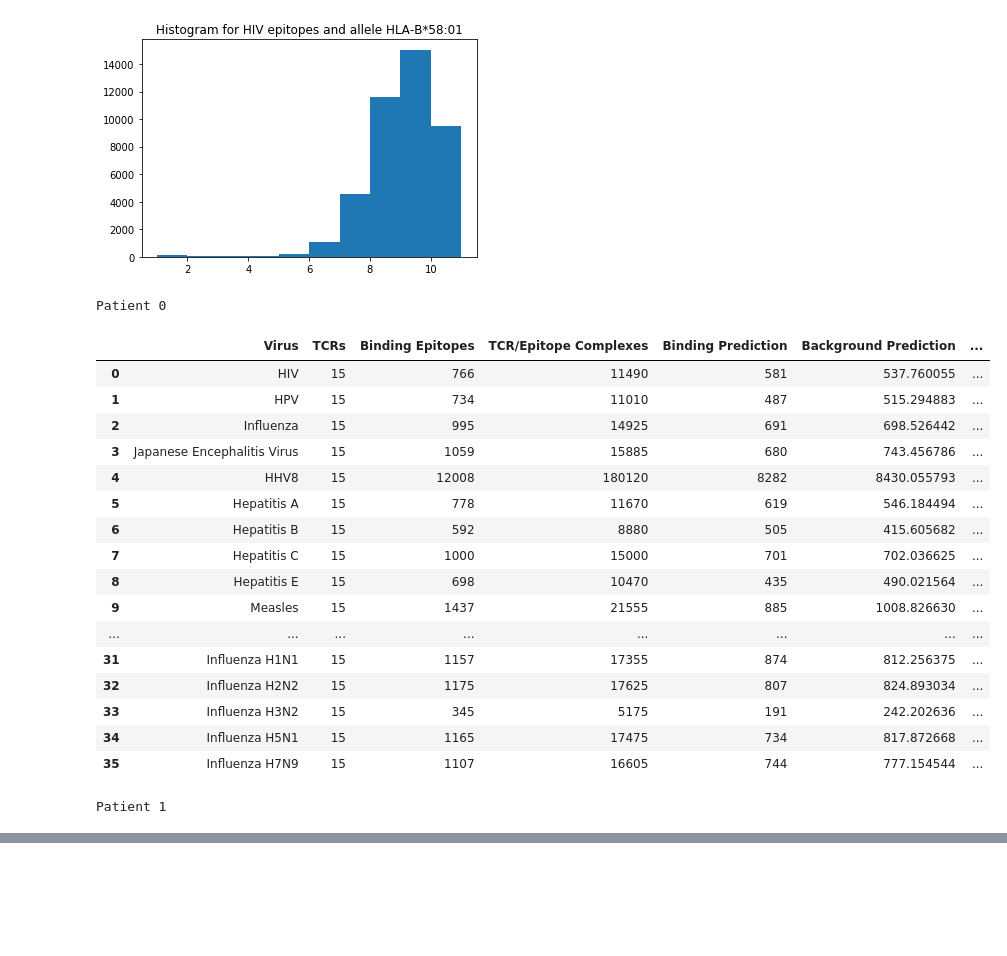
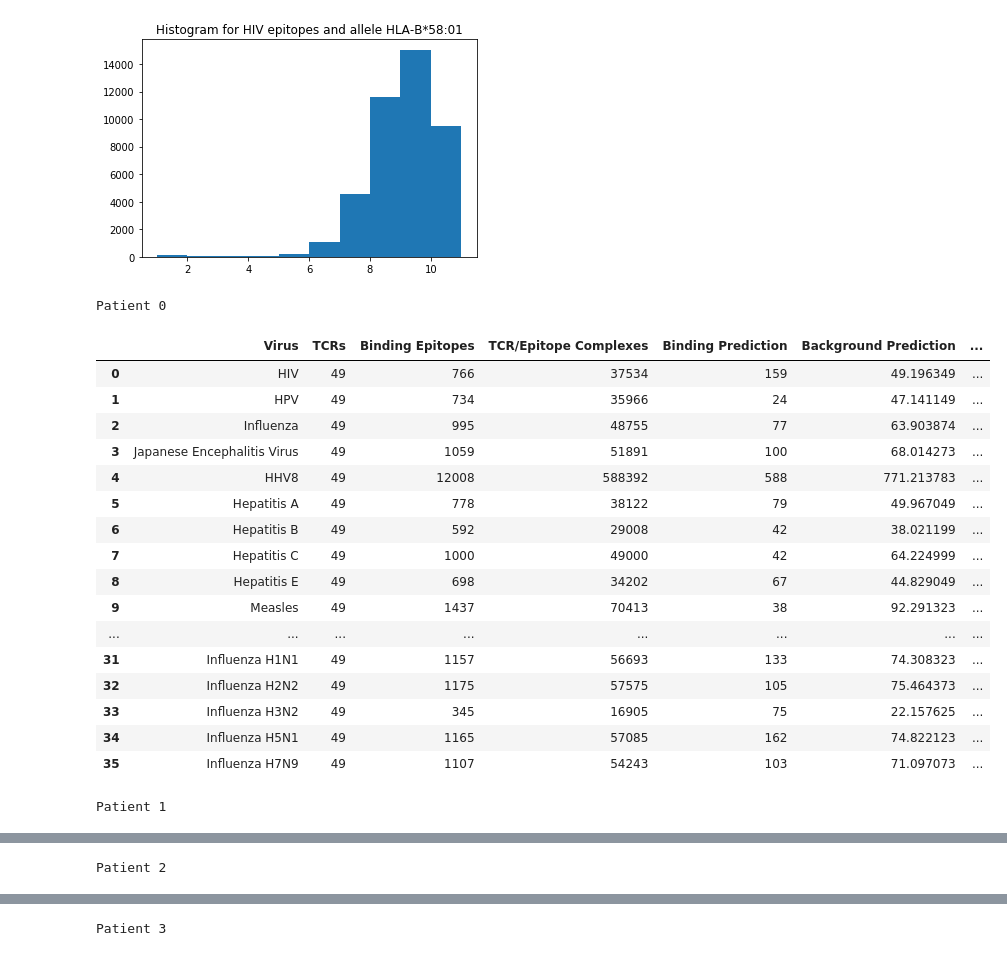
Before and after one commit to alexanderwhatley/TCR-Pathogen-Identification, a Jupyter notebook: benchmark_methods.ipynb, the cells around one changed output, grey strips where cells are left out. Saved outputs shown, nothing was run; the diff lists cells and outputs as text; code cells hidden in the pictures; blank space fills up the shorter version.

```diff
--- a/benchmark_methods.ipynb
+++ b/benchmark_methods.ipynb
@@ -502,0 +649,18 @@ Best threshold for target precision 0.7070707070707072
+# %%
+# train random forest model on augmented VDJDB/TetraSeq data
+clf_combined_augmented = RandomForestClassifier(n_estimators=100)
+combined_train = np.concatenate((augmented_vdjdb_train_data, tetraseq_train_data))
+combined_train_labels = np.concatenate((augmented_vdjdb_train_labels, tetraseq_train_labels))
+combined_test = np.concatenate((vdjdb_test_data, tetraseq_test_data))
+combined_test_labels = np.concatenate((vdjdb_test_labels, tetraseq_test_labels))
+clf_combined_augmented.fit(combined_train, combined_train_labels)
+preds_combined_augmented_rf = clf_combined_augmented.predict_proba(combined_test)[:, 1]
+print('Accuracy', accuracy_score(combined_test_labels, clf_combined_augmented.predict(combined_test)))
+print('Accuracy on VDJDB test set', accuracy_score(vdjdb_test_labels, clf_combined_augmented.predict(vdjdb_test_data)))
+vdjdb_preds = clf_combined_augmented.predict(vdjdb_test_data)
+tetraseq_preds = clf_combined_augmented.predict(tetraseq_test_data)
+print('Balance of predictions for VDJDB test set: {}/{}'.format(sum(vdjdb_preds == 0), sum(vdjdb_preds == 1)))
+print('Balance of predictions for TetraSeq test set: {}/{}'.format(sum(tetraseq_preds == 0), sum(tetraseq_preds == 1)))
+print('Accuracy on TetraSeq test set', accuracy_score(tetraseq_test_labels, clf_combined_augmented.predict(tetraseq_test_data)))
+print('AUC score', roc_auc_score(combined_test_labels, preds_combined_augmented_rf))
+evaluate_precision_recall(preds_combined_augmented_rf, combined_test_labels)
@@ -790,14 +1001,19 @@ Influenza H7N9 4784
 Processing peptides...
 # %%
 # generate binding scores for all epitopes that can be generated in this dataset
-HCV_tcr_data = pd.read_excel('HCV Data Combined.xlsx')
+#HCV_tcr_data = vdjdb_data[vdjdb_data['Reference'] == 'PMID:28146579']
+HCV_tcr_data = vdjdb_data[vdjdb_data['Reference'] == 'PMID:27252176']
+HCV_tcr_data['Patient'] = HCV_tcr_data['Meta'].apply(lambda x: json.loads(x)['subject.id'])
+
+#HCV_tcr_data = pd.read_excel('HCV Data Combined.xlsx')
 HCV_tcr_data_groupby = HCV_tcr_data.groupby('Patient')
 patient_tcr = []
 alleles_by_patient = []
 mhc_alleles = set()
 for _, group in HCV_tcr_data_groupby:
   patient_tcr.append(group['CDR3'].tolist())
-  patient_alleles = group['HLA Class I'].values[0].split(', ')
+  #patient_alleles = group['HLA Class I'].values[0].split(', ')
+  patient_alleles = group['MHC A'].tolist()
   alleles_by_patient.append(patient_alleles)
   mhc_alleles.update(patient_alleles)
 mhc_alleles = list(mhc_alleles)
@@ -859,8 +1079,8 @@ human_peptide_affinities = pickle.load(open('/content/gdrive/My Drive/TCR Epitop
 def encode_data(tcr, epitope):
   epitope = epitope.replace('X', 'A')
   tcr = tcr.replace('*', 'A')
-  cdr_encoded = encoder.encode_blosum([tcr], max_peptide_length=20)[0]
-  epitope_encoded = encoder.encode_blosum([epitope], max_peptide_length=11)[0]
+  cdr_encoded = encoder.encode_onehot([tcr], max_peptide_length=20)[0]
+  epitope_encoded = encoder.encode_onehot([epitope], max_peptide_length=11)[0]
   combined_encoded = np.concatenate((cdr_encoded, epitope_encoded))
   combined_encoded = combined_encoded.ravel()
   return combined_encoded
@@ -905,6 +1125,7 @@ def get_epitopes_from_combined(tcrs, patient_alleles, cutoff):
 def generate_metric_tables_2(patient_tcr, pred_func, func_args, binding_cutoff, log_weighted=False, percentile_cutoff=2):
   # create statistics tables for TCRs/epitopes
   binding_by_patient_virus = defaultdict(dict)
+  binding_data_by_patient = [] # save the TCR/Epitope pairs for each patient that are predicted to bind
   for i in range(len(patient_tcr)):
     tcrs = patient_tcr[i]
     patient_alleles = alleles_by_patient[i]
@@ -919,6 +1140,7 @@ def generate_metric_tables_2(patient_tcr, pred_func, func_args, binding_cutoff,
     binding_scores_by_virus = {}
     total, total_positives = 0, 0
     cutoffs = []
+    binding_data_by_virus = []
     for virus in virus_types:
       virus_patient_binding_epitopes = virus_binding_peptides[virus]
       encoded_data = []
@@ -931,6 +1153,9 @@ def generate_metric_tables_2(patient_tcr, pred_func, func_args, binding_cutoff,
       # get epitopes that bind to some TCR
       bind_ind, = np.where(bind_pred > binding_cutoff)
       binding_data = encoded_data_orig[bind_ind]
+      for tcr, epitope in binding_data:
+        binding_data_by_virus.append({'TCR': tcr, 'Epitope': epitope, 'Virus': virus, 'TCR In Training Set': (tcr in vdjdb_cdr3_set),
+                                      'Epitope in Training Set': (epitope in vdjdb_peptides_set), 'Pair In Training Set': ((tcr, epitope) in vdjdb_cdr3_peptide)})
       epitopes = list(set(binding_data[:, 1]))
       binding_by_patient_virus[i][virus] = epitopes
       predicted_to_bind_by_virus[virus] = len(bind_pred[bind_pred > binding_cutoff])
@@ -942,34 +1167,37 @@ def generate_metric_tables_2(patient_tcr, pred_func, func_args, binding_cutoff,
         total += len(tcrs) * len(virus_binding_peptides[virus])
         total_positives += (bind_pred > binding_cutoff).sum()
 
+    binding_data_by_patient.append(pd.DataFrame(binding_data_by_virus))
     background_rate = total_positives / total
     data = make_dataframe(tcrs, virus_binding_peptides, predicted_to_bind_by_virus, cutoffs, background_rate)
     print('Patient', i)
     display(data)
+
+  return binding_data_by_patient
 # %%
 generate_metric_tables_2(patient_tcr, ensemble_proba, (clf_vdjdb, predictor_vdjdb), 0.687, percentile_cutoff=1)
 # %%
 generate_metric_tables_2(patient_tcr, ensemble_proba, (clf_vdjdb, predictor_vdjdb), 0.707, percentile_cutoff=0.5)
 # %%
-generate_metric_tables_2(patient_tcr, rf_proba, (clf_combined,), 0.707, percentile_cutoff=1)
+binding_data_by_patient = generate_metric_tables_2(patient_tcr, rf_proba, (clf_combined,), 0.707, percentile_cutoff=1)
 # %% [output]
 Patient 0
 |  | Virus | TCRs | Binding Epitopes | TCR/Epitope Complexes | Binding Prediction | Background Prediction | ... |
-| 0 | HIV | 15 | 766 | 11490 | 581 | 537.760055 | ... |
-| 1 | HPV | 15 | 734 | 11010 | 487 | 515.294883 | ... |
-| 2 | Influenza | 15 | 995 | 14925 | 691 | 698.526442 | ... |
-| 3 | Japanese Encephalitis Virus | 15 | 1059 | 15885 | 680 | 743.456786 | ... |
-| 4 | HHV8 | 15 | 12008 | 180120 | 8282 | 8430.055793 | ... |
-| 5 | Hepatitis A | 15 | 778 | 11670 | 619 | 546.184494 | ... |
-| 6 | Hepatitis B | 15 | 592 | 8880 | 505 | 415.605682 | ... |
-| 7 | Hepatitis C | 15 | 1000 | 15000 | 701 | 702.036625 | ... |
-| 8 | Hepatitis E | 15 | 698 | 10470 | 435 | 490.021564 | ... |
-| 9 | Measles | 15 | 1437 | 21555 | 885 | 1008.826630 | ... |
+| 0 | HIV | 49 | 766 | 37534 | 159 | 49.196349 | ... |
+| 1 | HPV | 49 | 734 | 35966 | 24 | 47.141149 | ... |
+| 2 | Influenza | 49 | 995 | 48755 | 77 | 63.903874 | ... |
+| 3 | Japanese Encephalitis Virus | 49 | 1059 | 51891 | 100 | 68.014273 | ... |
+| 4 | HHV8 | 49 | 12008 | 588392 | 588 | 771.213783 | ... |
+| 5 | Hepatitis A | 49 | 778 | 38122 | 79 | 49.967049 | ... |
+| 6 | Hepatitis B | 49 | 592 | 29008 | 42 | 38.021199 | ... |
+| 7 | Hepatitis C | 49 | 1000 | 49000 | 42 | 64.224999 | ... |
+| 8 | Hepatitis E | 49 | 698 | 34202 | 67 | 44.829049 | ... |
+| 9 | Measles | 49 | 1437 | 70413 | 38 | 92.291323 | ... |
 | ... | ... | ... | ... | ... | ... | ... | ... |
-| 31 | Influenza H1N1 | 15 | 1157 | 17355 | 874 | 812.256375 | ... |
-| 32 | Influenza H2N2 | 15 | 1175 | 17625 | 807 | 824.893034 | ... |
-| 33 | Influenza H3N2 | 15 | 345 | 5175 | 191 | 242.202636 | ... |
-| 34 | Influenza H5N1 | 15 | 1165 | 17475 | 734 | 817.872668 | ... |
-| 35 | Influenza H7N9 | 15 | 1107 | 16605 | 744 | 777.154544 | ... |
+| 31 | Influenza H1N1 | 49 | 1157 | 56693 | 133 | 74.308323 | ... |
+| 32 | Influenza H2N2 | 49 | 1175 | 57575 | 105 | 75.464373 | ... |
+| 33 | Influenza H3N2 | 49 | 345 | 16905 | 75 | 22.157625 | ... |
+| 34 | Influenza H5N1 | 49 | 1165 | 57085 | 162 | 74.822123 | ... |
+| 35 | Influenza H7N9 | 49 | 1107 | 54243 | 103 | 71.097073 | ... |
 Patient 1
 |  | Virus | TCRs | Binding Epitopes | TCR/Epitope Complexes | Binding Prediction | Background Prediction | ... |
@@ -991,0 +1220 @@ Patient 1
+Patient 2
@@ -991,0 +1238 @@ Patient 1
+Patient 3
```
Also changed, not shown: parts of 34 cells of this notebook.
